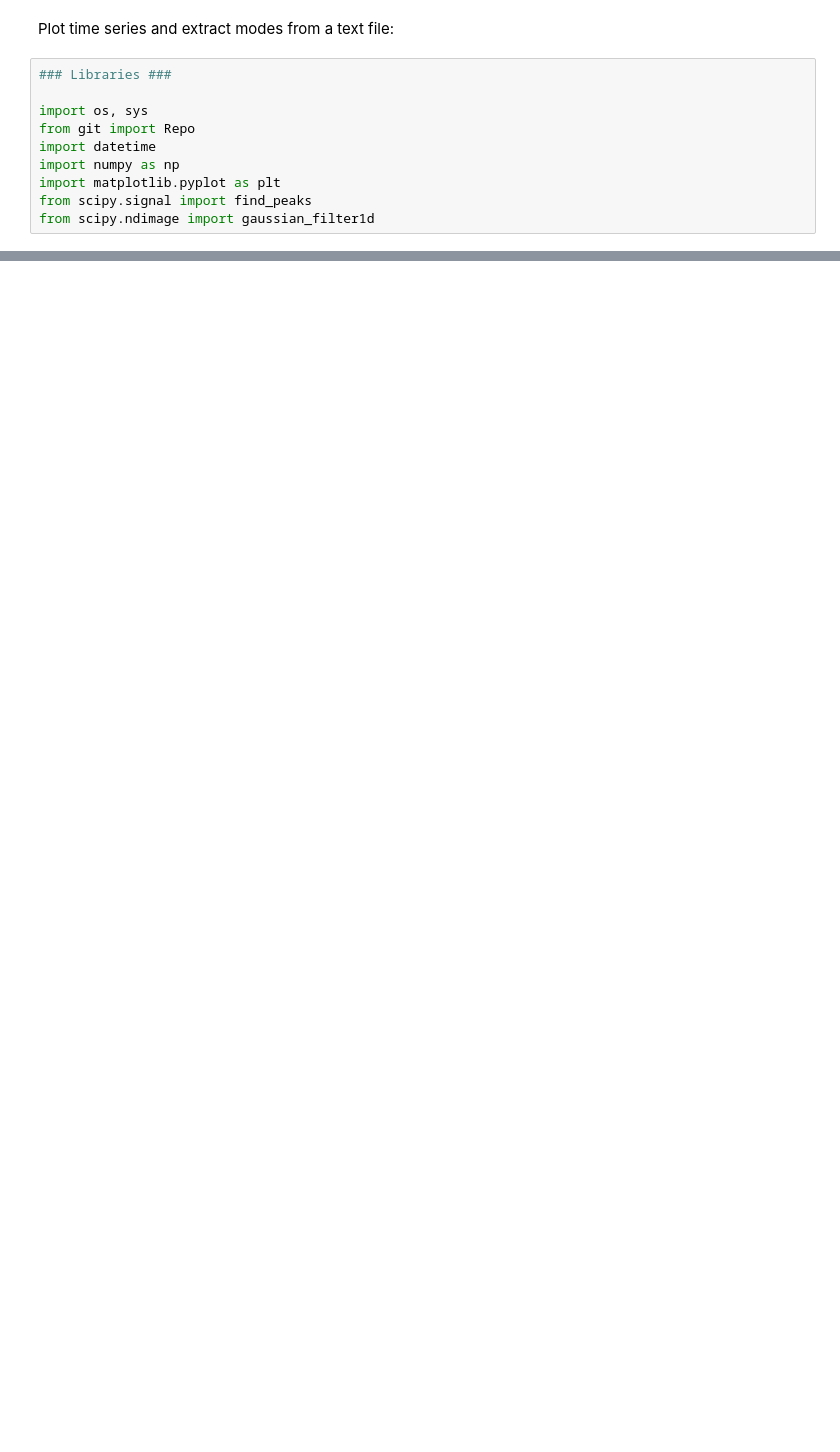
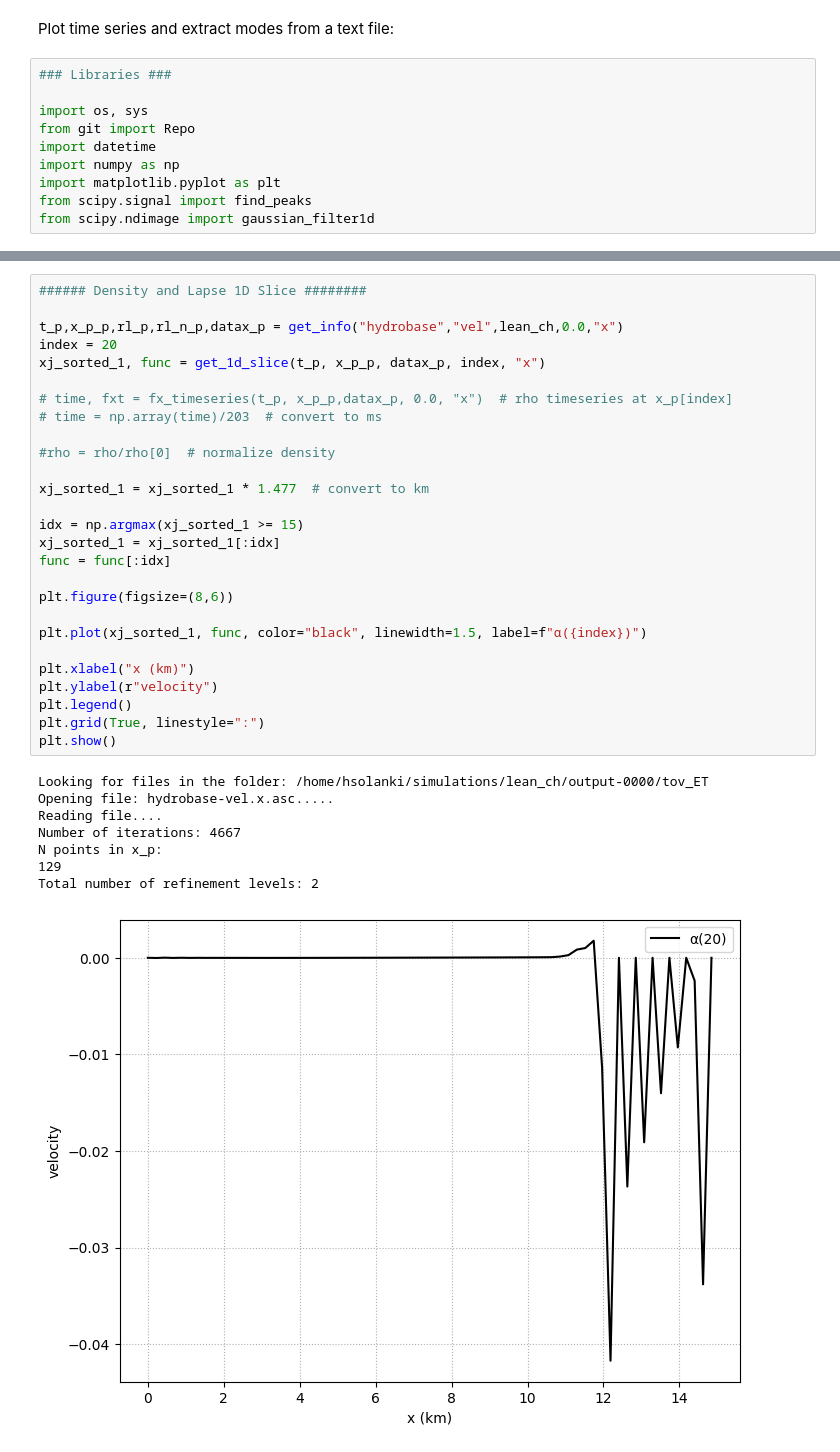
Before and after one commit to harsh-c0ds/My-Work, a Jupyter notebook: TOV/mode_ext.ipynb, the cells around one changed output, grey strips where cells are left out. Cells and saved outputs as stored; diff of their text form; blank space fills up the shorter version.

```diff
--- a/TOV/mode_ext.ipynb
+++ b/TOV/mode_ext.ipynb
@@ -169,3 +290,39 @@ file_lean_ch = output_dir + "rho_timeseries_lean_ch.txt"
+# %%
+###### Density and Lapse 1D Slice ########
+
+t_p,x_p_p,rl_p,rl_n_p,datax_p = get_info("hydrobase","vel",lean_ch,0.0,"x")
+index = 20
+xj_sorted_1, func = get_1d_slice(t_p, x_p_p, datax_p, index, "x")
+
+# time, fxt = fx_timeseries(t_p, x_p_p,datax_p, 0.0, "x")  # rho timeseries at x_p[index]
+# time = np.array(time)/203  # convert to ms
+
+#rho = rho/rho[0]  # normalize density
+
+xj_sorted_1 = xj_sorted_1 * 1.477  # convert to km
+
+idx = np.argmax(xj_sorted_1 >= 15)
+xj_sorted_1 = xj_sorted_1[:idx]
+func = func[:idx]
+
+plt.figure(figsize=(8,6))
+
+plt.plot(xj_sorted_1, func, color="black", linewidth=1.5, label=f"α({index})")
+
+plt.xlabel("x (km)")
+plt.ylabel(r"velocity")
+plt.legend()
+plt.grid(True, linestyle=":")
+plt.show()
+# %% [output]
+Looking for files in the folder: /home/hsolanki/simulations/lean_ch/output-0000/tov_ET
+Opening file: hydrobase-vel.x.asc.....
+Reading file....
+Number of iterations: 4667
+N points in x_p:
+129
+Total number of refinement levels: 2
+[figure, added]
 # %%
 # Detect star surface to get x_p
 # x_p_l, surface_ixd_l, surface_x_l = detect_star_surface(lean_low, filename="hydrobase-rho.x.asc")
```
Also changed, not shown: parts of 5 cells of this notebook, 2 other files.
